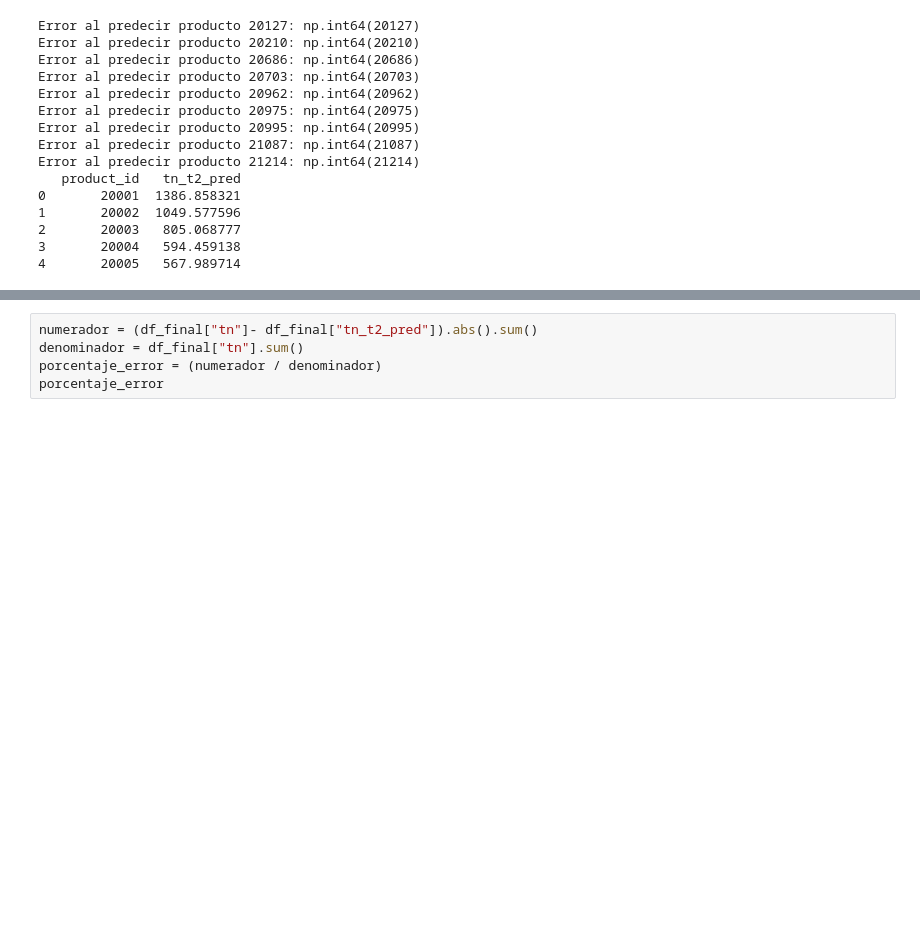
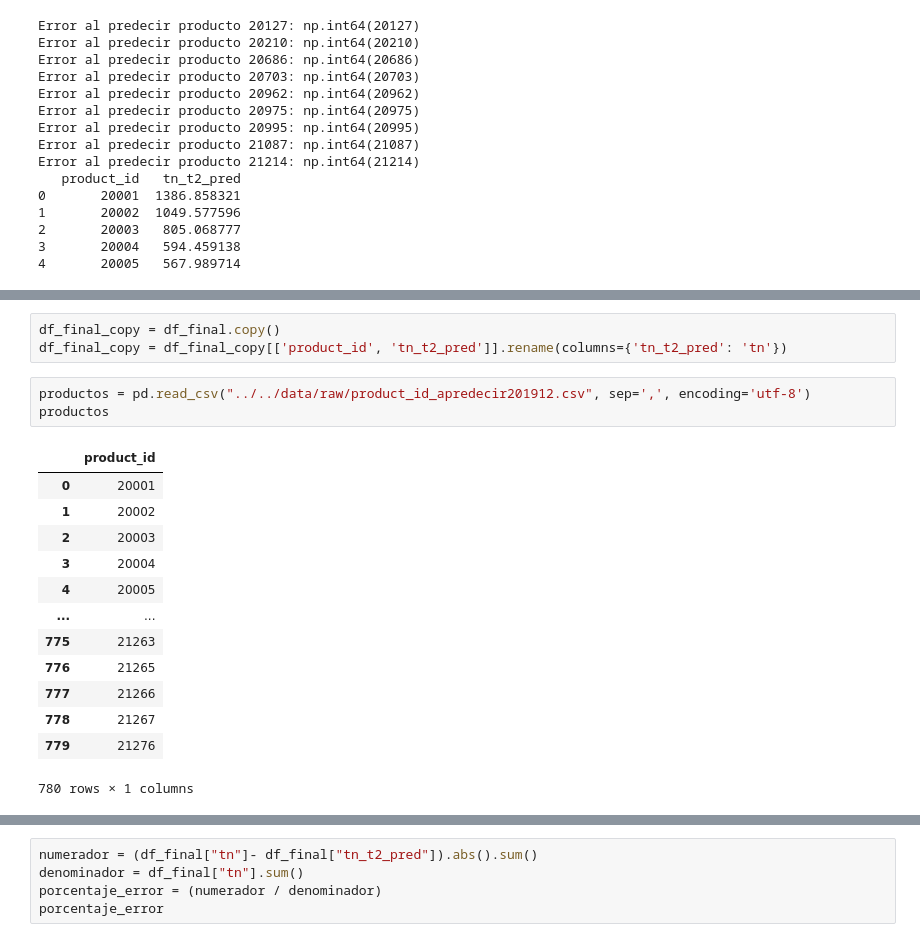
Before and after one commit to ivanjavierparra/Lab3-MCD, a Jupyter notebook: notebooks/entregable/model_lstm.ipynb, the cells around one changed output, grey strips where cells are left out. Cells and saved outputs as stored; diff of their text form; blank space fills up the shorter version.

```diff
--- a/notebooks/entregable/model_lstm.ipynb
+++ b/notebooks/entregable/model_lstm.ipynb
@@ -467,0 +462,20 @@ df_final
+# %%
+df_final_copy = df_final.copy()
+df_final_copy = df_final_copy[['product_id', 'tn_t2_pred']].rename(columns={'tn_t2_pred': 'tn'})
+# %%
+productos = pd.read_csv("../../data/raw/product_id_apredecir201912.csv", sep=',', encoding='utf-8')
+productos
+# %% [output]
+|  | product_id |
+| 0 | 20001 |
+| 1 | 20002 |
+| 2 | 20003 |
+| 3 | 20004 |
+| 4 | 20005 |
+| ... | ... |
+| 775 | 21263 |
+| 776 | 21265 |
+| 777 | 21266 |
+| 778 | 21267 |
+| 779 | 21276 |
+780 rows × 1 columns
```
Also changed, not shown: parts of 13 cells of this notebook, 6 other files.
